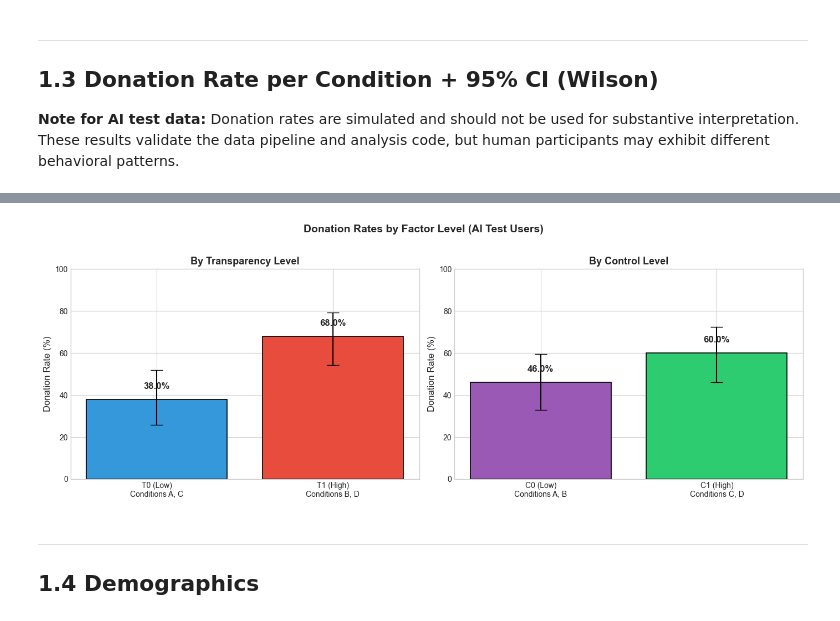
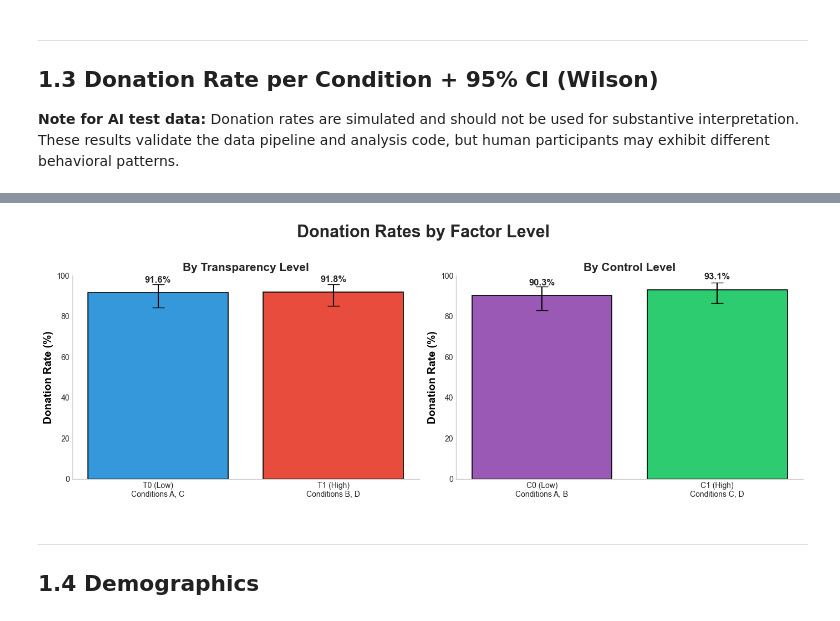
Before and after one commit to pluzgi/chatbot-study, a Jupyter notebook: analysis/phase1_descriptive_statistics.ipynb, the cells around one changed output, grey strips where cells are left out. Drawn from its saved outputs; the diff is of its cells as text; code cells hidden in the pictures.

```diff
--- a/analysis/phase1_descriptive_statistics.ipynb
+++ b/analysis/phase1_descriptive_statistics.ipynb
@@ -68,7 +69,7 @@ Analysis functions imported successfully!
 # CONFIGURATION: Select participant type
 # ============================================================
 # Set to True for AI participants, False for human participants
-IS_AI_PARTICIPANT = True
+IS_AI_PARTICIPANT = False  # CHANGED: Now analyzing human participants
 
 # Initialize configuration
 config = AnalysisConfig(is_ai_participant=IS_AI_PARTICIPANT)
@@ -185,6 +206,11 @@ Condition   n     %
 # %%
 # Visualize N per condition
 fig, ax = plt.subplots(figsize=(8, 5))
+
+# Clean style
+ax.grid(False)
+ax.set_facecolor('white')
+fig.patch.set_facecolor('white')
 
 conditions = ['A\n(T0C0)', 'B\n(T1C0)', 'C\n(T0C1)', 'D\n(T1C1)']
 n_values = n_per_condition[n_per_condition['Condition'] != 'Total']['n'].values
@@ -192,16 +218,17 @@ n_values = n_per_condition[n_per_condition['Condition'] != 'Total']['n'].values
 colors = ['#FF6B6B', '#4ECDC4', '#45B7D1', '#96CEB4']
 bars = ax.bar(conditions, n_values, color=colors, edgecolor='black', linewidth=1.2)
 
-# Add value labels
 for bar, val in zip(bars, n_values):
     ax.text(bar.get_x() + bar.get_width()/2, bar.get_height() + 2,
             f'n={val}', ha='center', va='bottom', fontsize=11, fontweight='bold')
 
-ax.set_ylabel('Number of Participants', fontsize=12)
-ax.set_xlabel('Condition', fontsize=12)
-ax.set_title(f'Sample Size per Condition ({participant_label})', fontsize=14, fontweight='bold')
+ax.set_ylabel('Number of Participants', fontsize=14, color='black', fontweight='bold')
+ax.set_xlabel('Condition', fontsize=14, color='black', fontweight='bold')
+ax.set_title('Sample Size per Condition', fontsize=16, fontweight='bold', pad=15)
 ax.axhline(y=len(df_filtered)/4, color='gray', linestyle='--', alpha=0.7, label='Expected (balanced)')
 ax.legend()
+ax.spines['top'].set_visible(False)
+ax.spines['right'].set_visible(False)
 
 plt.tight_layout()
 plt.savefig('output/phase1/fig_n_per_condition.png', dpi=150, bbox_inches='tight')
@@ -277,6 +312,14 @@ plt.show()
 # %%
 # Donation rate by Transparency Level (T0 vs T1)
 fig, axes = plt.subplots(1, 2, figsize=(14, 5))
+
+# Clean style for both subplots
+for a in axes:
+    a.grid(False)
+    a.set_facecolor('white')
+    a.spines['top'].set_visible(False)
+    a.spines['right'].set_visible(False)
+fig.patch.set_facecolor('white')
 
 # By Transparency
 t0_rate = df_filtered[df_filtered['transparency_level'] == 0]['donation_decision'].mean() * 100
@@ -293,41 +336,41 @@ bars = axes[0].bar(['T0 (Low)\nConditions A, C', 'T1 (High)\nConditions B, D'],
                    yerr=[[t0_rate - t0_ci[0]*100, t1_rate - t1_ci[0]*100],
                          [t0_ci[1]*100 - t0_rate, t1_ci[1]*100 - t1_rate]],
                    capsize=8)
-axes[0].set_ylabel('Donation Rate (%)', fontsize=12)
-axes[0].set_title('By Transparency Level', fontsize=13, fontweight='bold')
+axes[0].set_ylabel('Donation Rate (%)', fontsize=14, color='black', fontweight='bold')
+axes[0].set_title('By Transparency Level', fontsize=15, fontweight='bold')
 axes[0].set_ylim(0, 100)
 for bar, rate in zip(bars, [t0_rate, t1_rate]):
     axes[0].text(bar.get_x() + bar.get_width()/2, bar.get_height() + 5,
                  f'{rate:.1f}%', ha='center', fontsize=12, fontweight='bold')
 
 # By Control
 c0_rate = df_filtered[df_filtered['control_level'] == 0]['donation_decision'].mean() * 100
 c1_rate = df_filtered[df_filtered['control_level'] == 1]['donation_decision'].mean() * 100
 c0_n = len(df_filtered[df_filtered['control_level'] == 0])
 c1_n = len(df_filtered[df_filtered['control_level'] == 1])
 c0_ci = wilson_ci(int(df_filtered[df_filtered['control_level'] == 0]['donation_decision'].sum()), c0_n)
 c1_ci = wilson_ci(int(df_filtered[df_filtered['control_level'] == 1]['donation_decision'].sum()), c1_n)
 
 bars = axes[1].bar(['C0 (Low)\nConditions A, B', 'C1 (High)\nConditions C, D'],
                    [c0_rate, c1_rate],
                    color=['#9b59b6', '#2ecc71'],
                    edgecolor='black', linewidth=1.2,
                    yerr=[[c0_rate - c0_ci[0]*100, c1_rate - c1_ci[0]*100],
                          [c0_ci[1]*100 - c0_rate, c1_ci[1]*100 - c1_rate]],
                    capsize=8)
-axes[1].set_ylabel('Donation Rate (%)', fontsize=12)
-axes[1].set_title('By Control Level', fontsize=13, fontweight='bold')
+axes[1].set_ylabel('Donation Rate (%)', fontsize=14, color='black', fontweight='bold')
+axes[1].set_title('By Control Level', fontsize=15, fontweight='bold')
 axes[1].set_ylim(0, 100)
 for bar, rate in zip(bars, [c0_rate, c1_rate]):
     axes[1].text(bar.get_x() + bar.get_width()/2, bar.get_height() + 5,
                  f'{rate:.1f}%', ha='center', fontsize=12, fontweight='bold')
 
-plt.suptitle(f'Donation Rates by Factor Level ({participant_label})', fontsize=14, fontweight='bold', y=1.02)
+plt.suptitle('Donation Rates by Factor Level', fontsize=22, fontweight='bold', y=1.02)
 plt.tight_layout()
 plt.savefig('output/phase1/fig_donation_rates_by_factor.png', dpi=150, bbox_inches='tight')
 plt.show()
 # %% [output]
-[figure, old version]
+[figure, new version]
 # %% [markdown]
 ---
 ## 1.4 Demographics
```
Also changed, not shown: parts of 25 cells of this notebook, 22 other files.
